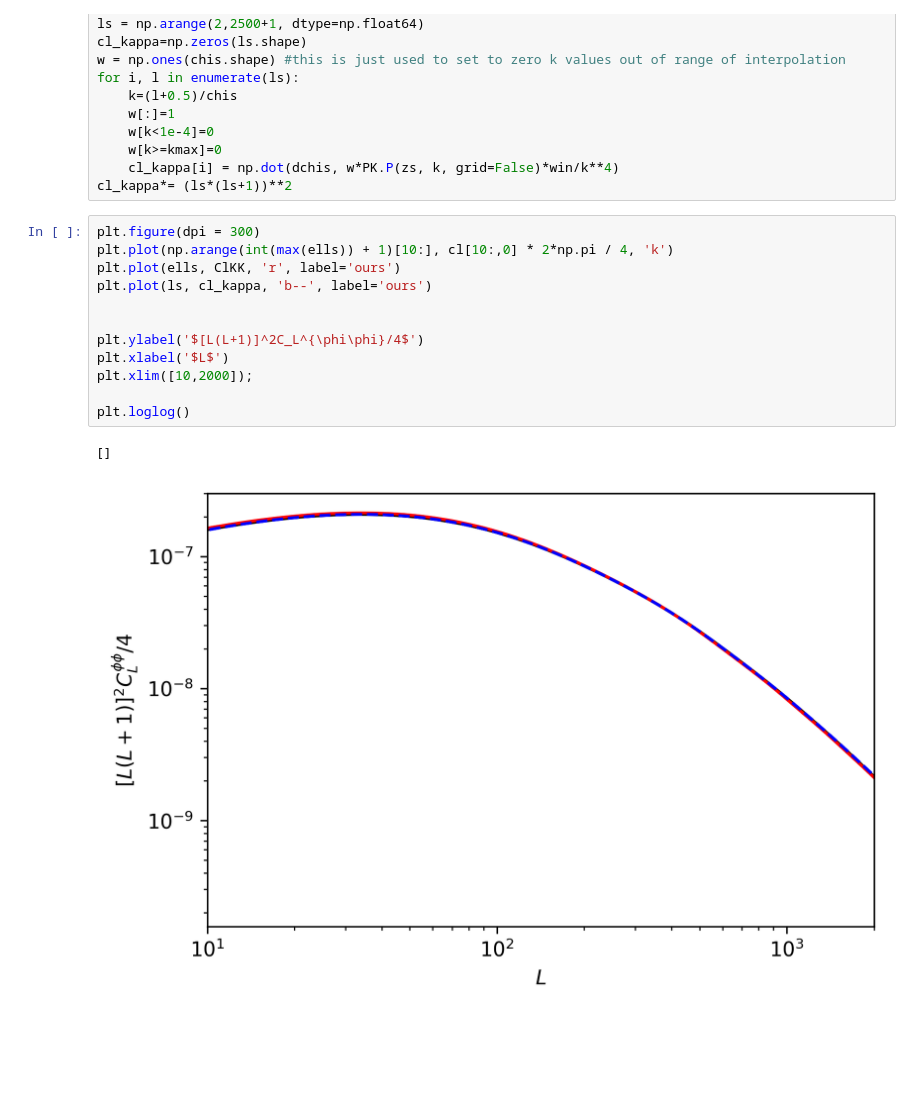
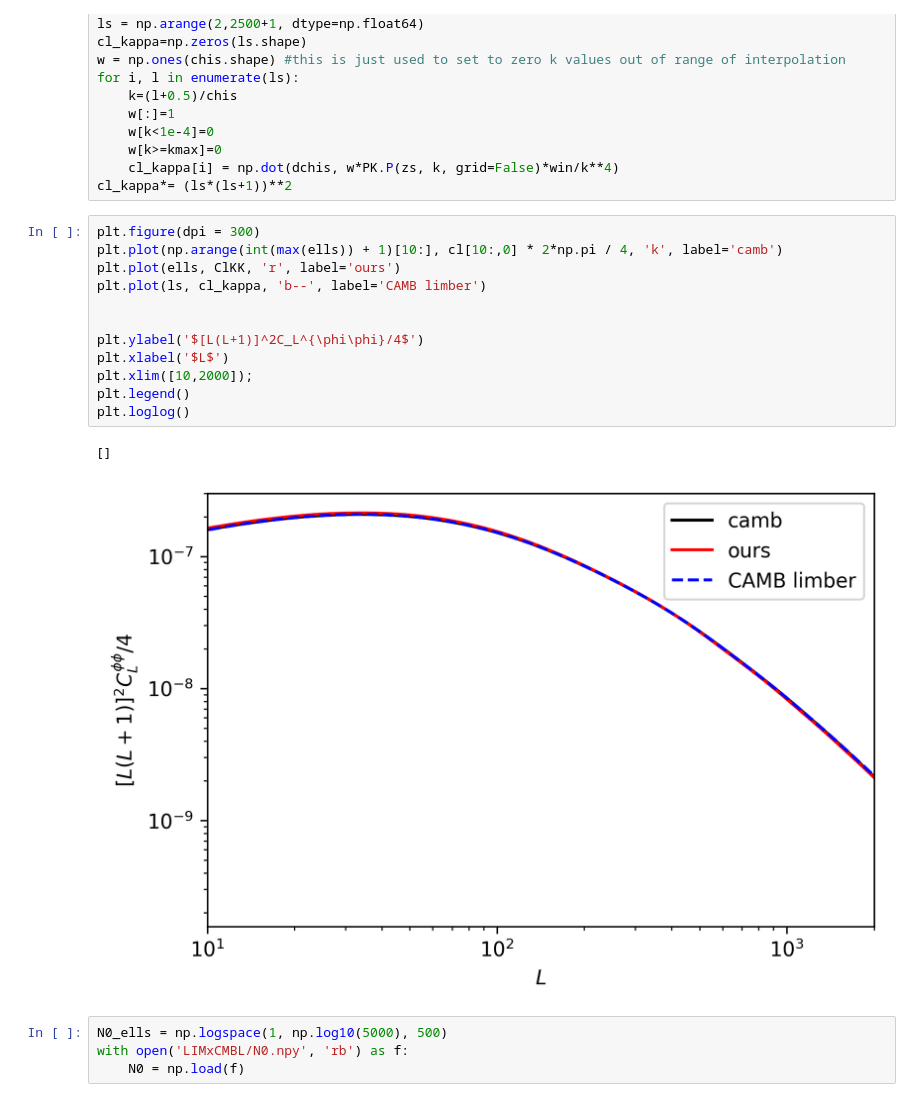
Before and after one commit to DelonShen/LIMxCMBL, a Jupyter notebook: 001.002.2025-01-23.debugging_kk_vs_CAMBkk.ipynb, the cells around one changed output. Cells and saved outputs as stored; diff of their text form; blank space fills up the shorter version.

```diff
--- a/001.002.2025-01-23.debugging_kk_vs_CAMBkk.ipynb
+++ b/001.002.2025-01-23.debugging_kk_vs_CAMBkk.ipynb
@@ -93,16 +93,20 @@ for i, l in enumerate(ls):
 cl_kappa*= (ls*(ls+1))**2
 # %%
 plt.figure(dpi = 300)
-plt.plot(np.arange(int(max(ells)) + 1)[10:], cl[10:,0] * 2*np.pi / 4, 'k')
+plt.plot(np.arange(int(max(ells)) + 1)[10:], cl[10:,0] * 2*np.pi / 4, 'k', label='camb')
 plt.plot(ells, ClKK, 'r', label='ours')
-plt.plot(ls, cl_kappa, 'b--', label='ours')
+plt.plot(ls, cl_kappa, 'b--', label='CAMB limber')
 
 
 plt.ylabel('$[L(L+1)]^2C_L^{\phi\phi}/4$')
 plt.xlabel('$L$')
 plt.xlim([10,2000]);
-
+plt.legend()
 plt.loglog()
 # %% [output]
 []
-[figure, old version]
+[figure, new version]
+# %%
+N0_ells = np.logspace(1, np.log10(5000), 500)
+with open('LIMxCMBL/N0.npy', 'rb') as f:
+    N0 = np.load(f)
```
Also changed, not shown: parts of 1 cell of this notebook, 20 other files.
